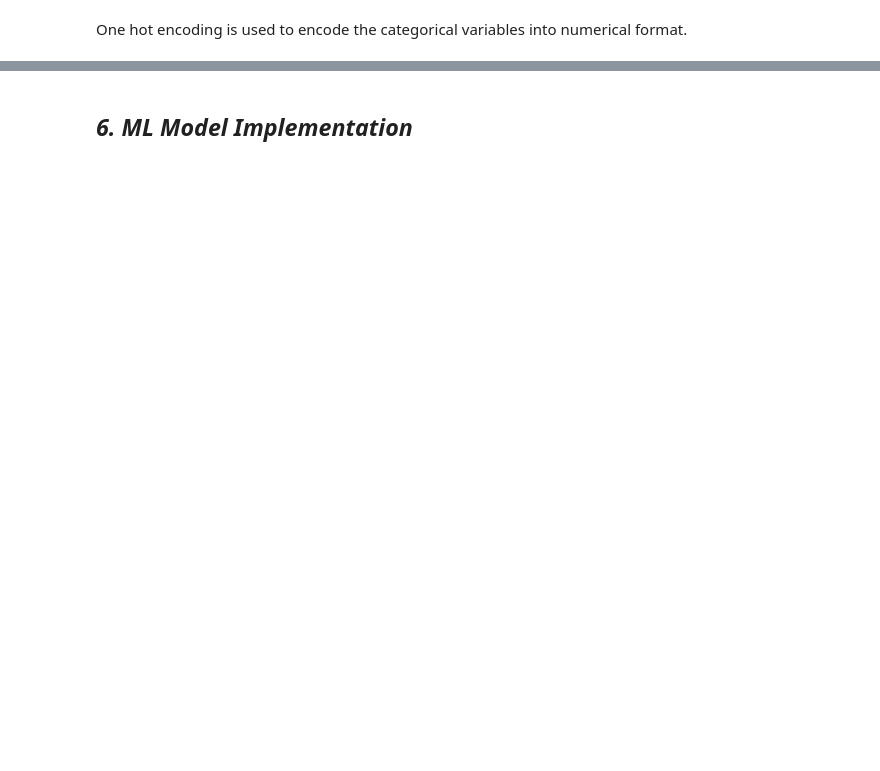
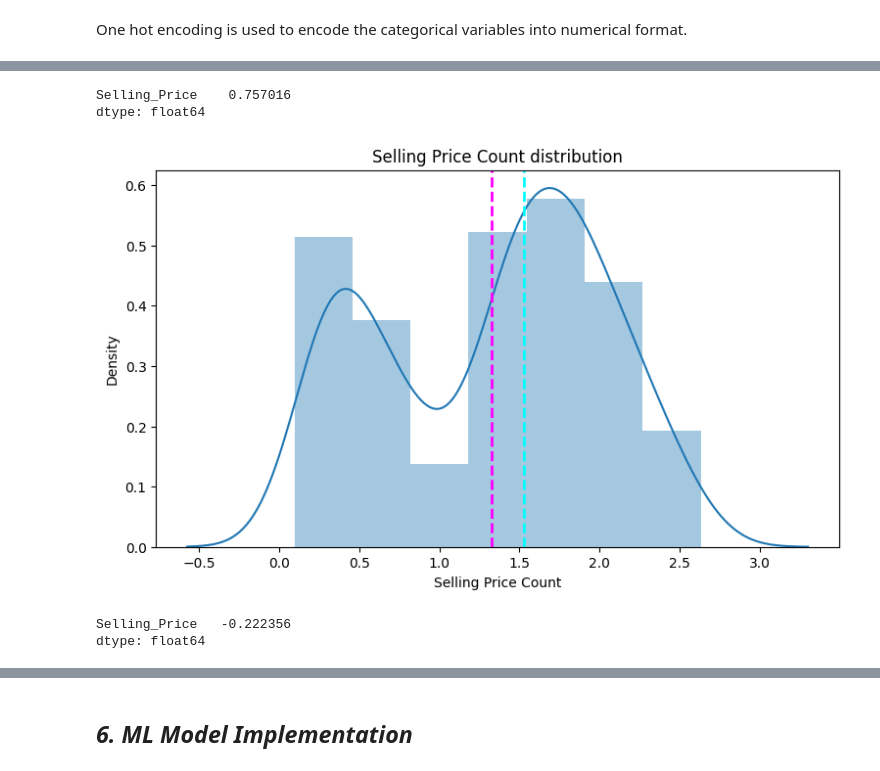
Before and after one commit to mirjubair/oibsip_taskno3, a Jupyter notebook: Car_Price_Prediction_with_Machine_Learning.ipynb, the cells around one changed output, grey strips where cells are left out. Drawn from its saved outputs; the diff is of its cells as text; code cells hidden in the pictures; blank space fills up the shorter version.

```diff
--- a/Car_Price_Prediction_with_Machine_Learning.ipynb
+++ b/Car_Price_Prediction_with_Machine_Learning.ipynb
@@ -442,0 +490,3 @@ One hot encoding is used to encode the categorical variables into numerical form
+# %%
+# Removing 'Year' column as we've already calculated the age in the 'no_year' column
+df.drop(['Year'], axis=1, inplace=True)
@@ -442,0 +586,23 @@ One hot encoding is used to encode the categorical variables into numerical form
+# %%
+# Skew of the dependent variable
+df[dependent_variable].skew()
+# %% [output]
+Selling_Price    0.757016
+dtype: float64
+# %%
+# Visualizing the distribution of dependent variable after log transformation
+plt.figure(figsize=(9,5))
+sns.distplot(np.log1p(df[dependent_variable]))
+plt.xlabel('Selling Price Count')
+plt.title('Selling Price Count distribution')
+plt.axvline(np.log1p(df['Selling_Price']).mean(), color='magenta', linestyle='dashed', linewidth=2)
+plt.axvline(np.log1p(df['Selling_Price']).median(), color='cyan', linestyle='dashed', linewidth=2)
+plt.show()
+# %% [output]
+[figure, added]
+# %%
+# Skew of the dependent variable after log transformation
+np.log1p(df[dependent_variable]).skew()
+# %% [output]
+Selling_Price   -0.222356
+dtype: float64
```
Also changed, not shown: parts of 177 cells of this notebook.
